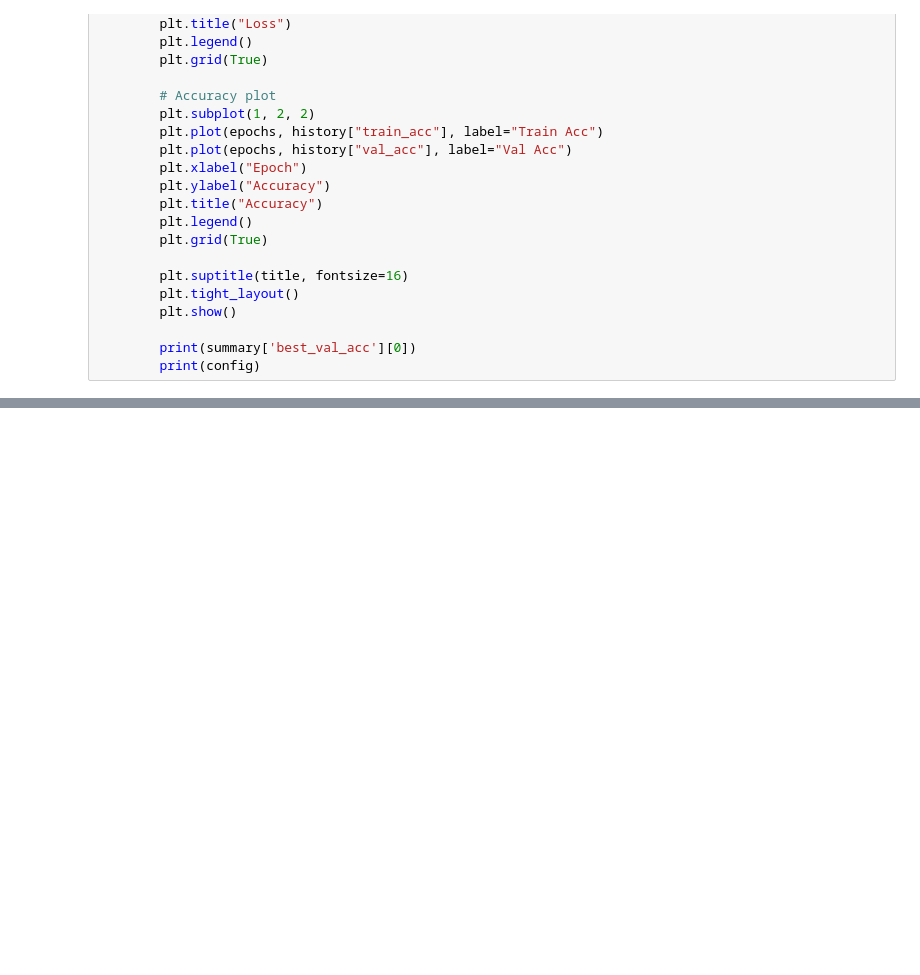
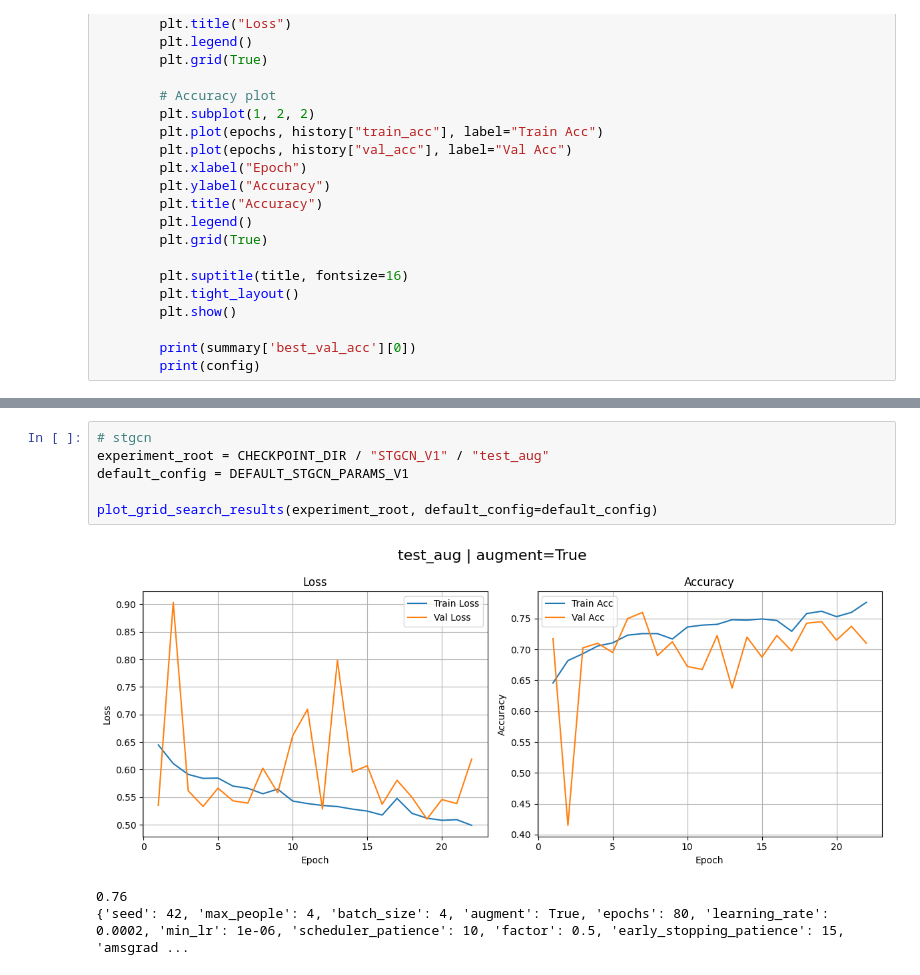
Before and after one commit to maxim-pre/violence-detection-dissertation, a Jupyter notebook: notebooks/06-gridsearch_results.ipynb, the cells around one changed output, grey strips where cells are left out. Saved outputs shown, nothing was run; the diff lists cells and outputs as text; blank space fills up the shorter version.

```diff
--- a/notebooks/06-gridsearch_results.ipynb
+++ b/notebooks/06-gridsearch_results.ipynb
@@ -152,0 +152,10 @@ Skipping incomplete run: default_wd1e5_ls01_bnfrozen
+# %%
+# stgcn
+experiment_root = CHECKPOINT_DIR / "STGCN_V1" / "test_aug"
+default_config = DEFAULT_STGCN_PARAMS_V1
+
+plot_grid_search_results(experiment_root, default_config=default_config)
+# %% [output]
+[figure, added]
+0.76
+{'seed': 42, 'max_people': 4, 'batch_size': 4, 'augment': True, 'epochs': 80, 'learning_rate': 0.0002, 'min_lr': 1e-06, 'scheduler_patience': 10, 'factor': 0.5, 'early_stopping_patience': 15, 'amsgrad ...
```
Also changed, not shown: parts of 4 cells of this notebook, 13 other files.
